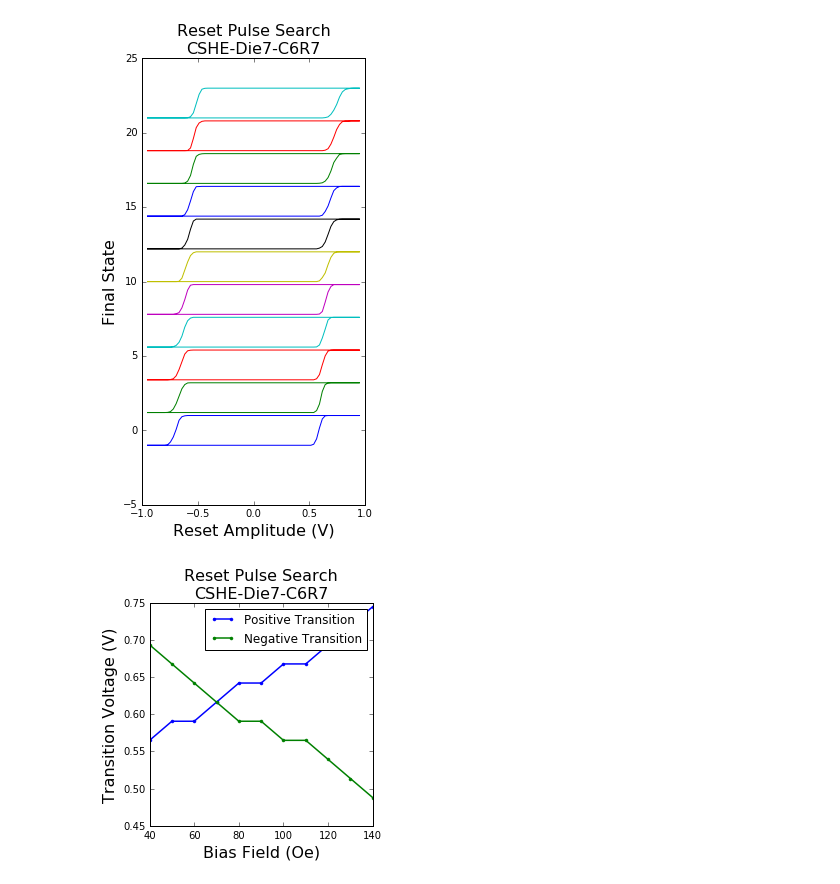
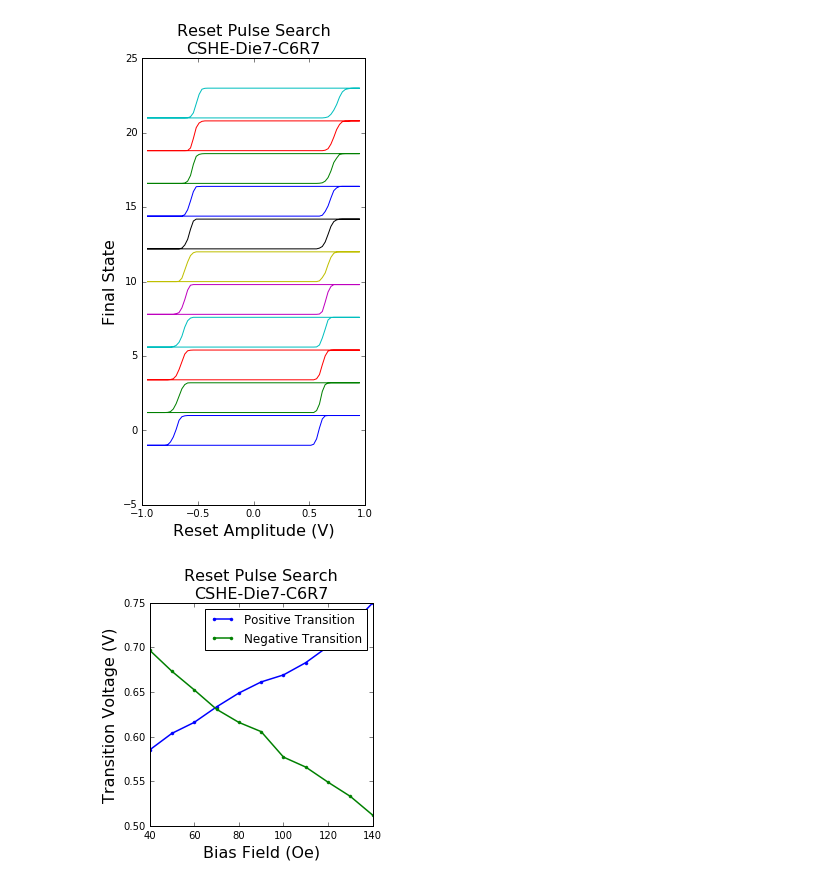
Before and after one commit to BBN-Q/Auspex, a Jupyter notebook: notebooks/Pulse_Switching_Search_Reset.ipynb, the cells around one changed output. Drawn from its saved outputs; the diff is of its cells as text; code cells hidden in the pictures.

```diff
--- a/notebooks/Pulse_Switching_Search_Reset.ipynb
+++ b/notebooks/Pulse_Switching_Search_Reset.ipynb
@@ -113,27 +113,33 @@ with h5py.File(wr.filename) as f:
 # %%
 %matplotlib inline
 with h5py.File(wr.filename) as f:
     amps   = f['amplitude'].value[:]
     reps   = f['repeat'].value[:]
     fields = f['field'].value[:]*1e4
     Vs     = f['data'].value['voltage'][:]
     Vs = Vs.reshape(fields.size, reps.size, amps.size)
     Vs = Vs>(0.5*(Vs.max()+Vs.min()))
     Vs = 2*Vs-1
     fig = plt.figure(figsize=(4,4))
     plt.xlabel('Bias Field (Oe)', size=16)
     plt.ylabel('Transition Voltage (V)', size=16)
     plt.title('Reset Pulse Search\n{}'.format(sample_name), size=16)
 
+    def interp_thresh(xs, ys, i, t=0):
+        x1, x2, y1, y2 = xs[i], xs[i+1], ys[i], ys[i+1]
+        return x1 + (t-y1)*(x2-x1)/(y2-y1)
+
     trans_pos = []
     trans_neg = []
     for i, trace in enumerate(Vs.mean(axis=1)):
-        trans_pos.append(amps[np.where(np.diff(np.sign(trace)))[0][0]])
-        trans_neg.append(amps[np.where(np.diff(np.sign(trace)))[0][-1]])
+        where_pos = np.where(np.diff(np.sign(trace)))[0][0]
+        where_neg = np.where(np.diff(np.sign(trace)))[0][-1]
+        trans_pos.append(interp_thresh(amps,trace,where_pos))
+        trans_neg.append(interp_thresh(amps,trace,where_neg))
 
     plt.plot(fields, trans_pos, '.-', lw=1.5, label='Positive Transition')
     plt.plot(fields, np.abs(trans_neg), '.-', lw=1.5, label='Negative Transition')
     plt.legend()
     plt.show()
 # %% [output]
-[figure, old version]
+[figure, new version]
```
